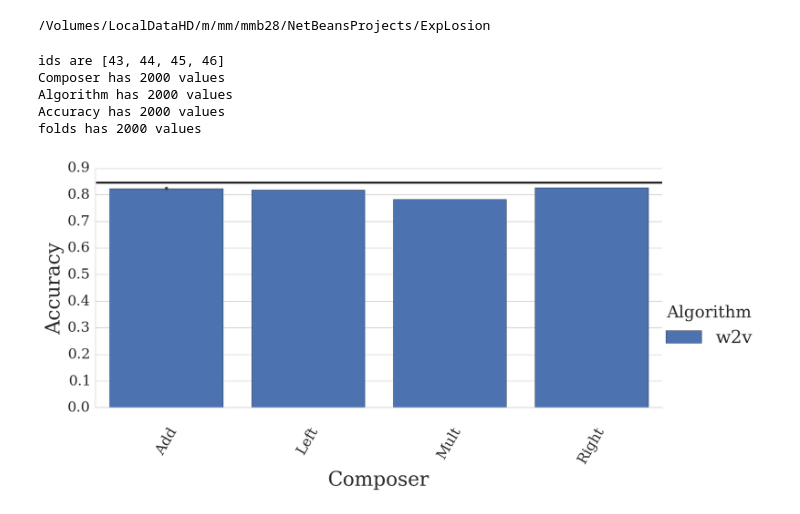
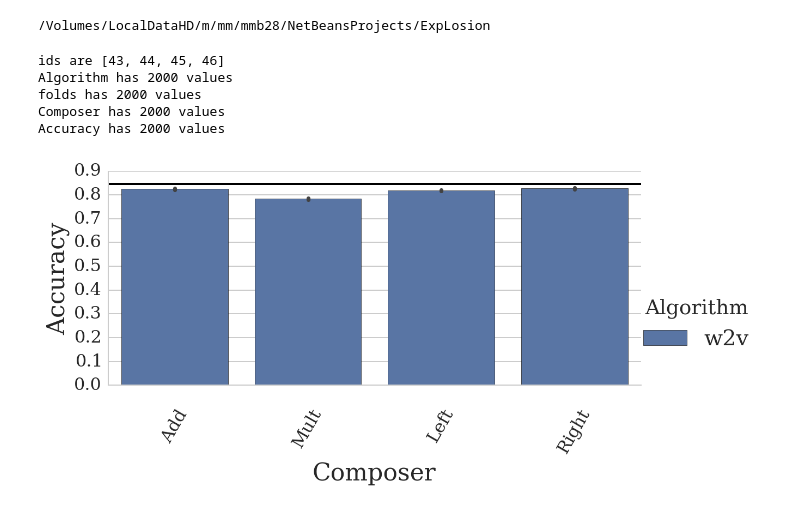
Before and after one commit to mbatchkarov/ExpLosion, a Jupyter notebook: notebooks/hybrid_experiments.ipynb, the cells around one changed output. Cells and saved outputs as stored; diff of their text form; code cells hidden in the pictures.

```diff
--- a/notebooks/hybrid_experiments.ipynb
+++ b/notebooks/hybrid_experiments.ipynb
@@ -10,22 +10,25 @@ def get_exp_ids(corpus='amazon_grouped-tagged'):
 # %% [output]
 /Volumes/LocalDataHD/m/mm/mmb28/NetBeansProjects/ExpLosion
 # %%
+sns.timeseries.algo.bootstrap = my_bootstrap
+sns.categorical.bootstrap = my_bootstrap
+
 ids = get_exp_ids()
 print('ids are', ids)
 df = dataframe_from_exp_ids(ids, {'Algorithm':'expansions__vectors__algorithm',
                                   'Composer':'expansions__vectors__composer'})
 grid = sns.factorplot(hue='Algorithm', y='Accuracy', data=df, x='Composer',
-                      kind='bar', aspect=2);
+                      kind='bar', aspect=2, ci=68);
 grid.set_xticklabels(rotation=60);
 plt.axhline(nondistributional_baseline(), c='k')
 plt.savefig('plot-w2v-turian-hybrid.pdf', format='pdf', dpi=300)
 # %% [output]
 ids are [43, 44, 45, 46]
+Algorithm has 2000 values
+folds has 2000 values
 Composer has 2000 values
-Algorithm has 2000 values
 Accuracy has 2000 values
-folds has 2000 values
-[figure, old version]
+[figure, new version]
 # %%
 print(df.groupby('Composer').Accuracy.mean().to_frame().sort('Accuracy').to_latex())
 # %% [output]
```
Also changed, not shown: parts of 2 cells of this notebook, 3 other files.
